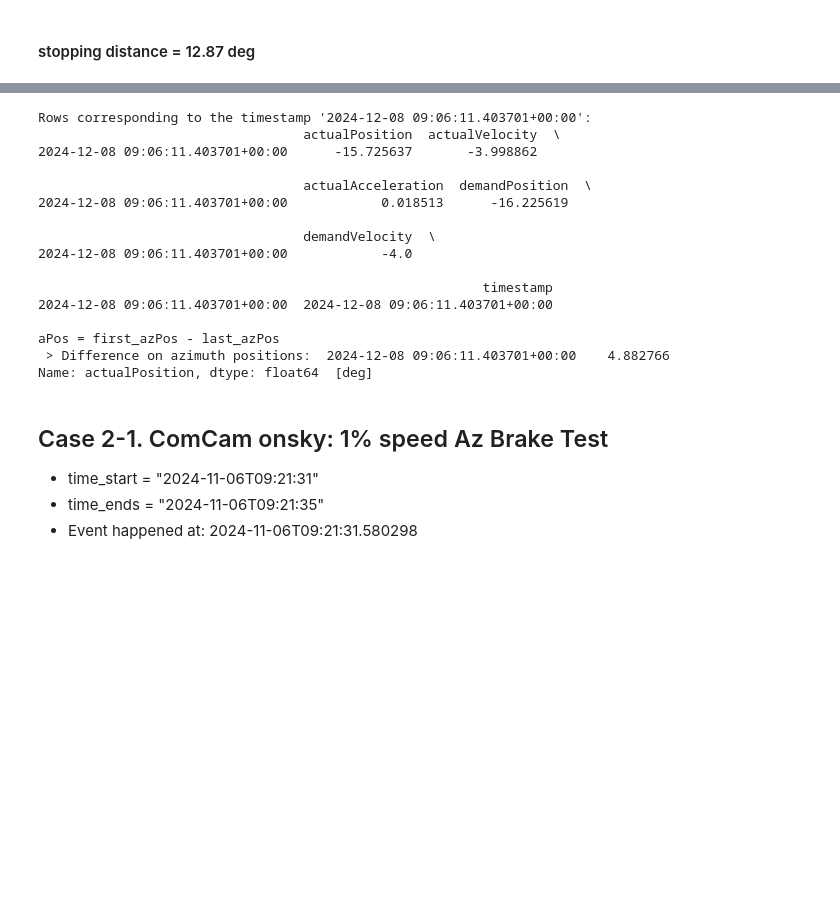
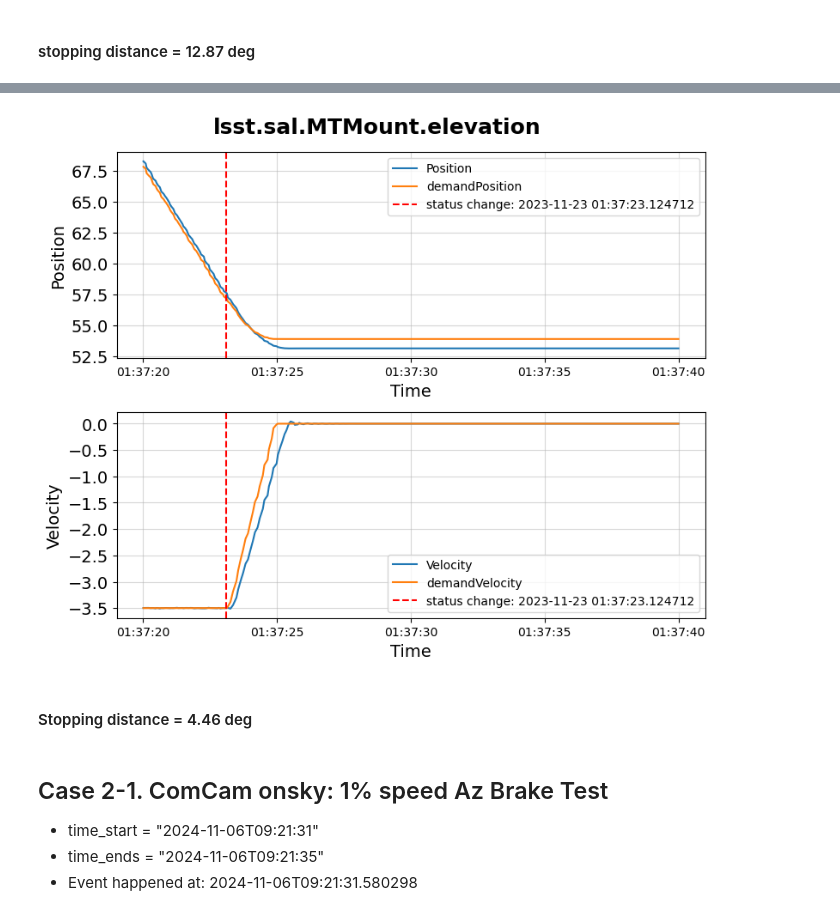
Before and after one commit to lsst-sitcom/sitcomtn-143, a Jupyter notebook: index.ipynb, the cells around one changed output, grey strips where cells are left out. Saved outputs shown, nothing was run; the diff lists cells and outputs as text; code cells hidden in the pictures; blank space fills up the shorter version.

Commit message:
edit technote index ipynb

```diff
--- a/index.ipynb
+++ b/index.ipynb
@@ -243,5 +34,0 @@ def plot_az_woacc(az, event_1=None):
-# %%
-def format_time(t_start, t_end):
-    start = Time(t_start, scale="utc", format="isot")
-    end = Time(t_end, scale="utc", format="isot")
-    return (start, end)
@@ -269,17 +34,0 @@ def call_az_data_range(start, end):
-# %%
-def call_el_data_range(start, end):
-    df_el = getEfdData(
-        client,
-        "lsst.sal.MTMount.elevation",
-        columns=[
-            "actualPosition",
-            "actualVelocity",
-            "actualAcceleration",
-            "demandPosition",
-            "demandVelocity",
-            "timestamp",
-        ],
-        begin=start,
-        end=end,
-    )
-    return df_el
@@ -666,43 +61,17 @@ DatetimeIndex(['2024-12-08 09:06:11.022326+00:00',
-# %%
-df_az["timestamp"] = df_az.index  # Establecer la columna 'timestamp' como índice
-
-# Convertir timestamps a strings
-df_az["timestamp"] = df_az["timestamp"].astype(str)
-
-# Valor a buscar
-search_value = "2024-12-08 09:06:11.403701+00:00" ### put the timestamp found above
-
-# Buscar en la columna 'timestamp' como string
-matching_rows = df_az[df_az["timestamp"] == search_value]
-
-if not matching_rows.empty:
-    print(f"Rows corresponding to the timestamp '{search_value}':")
-    print(matching_rows)
-    first_aPos = matching_rows["actualPosition"]
-else:
-    print(f"Timestamp '{search_value}' not found in the column.")
-
-aPos = first_aPos - last_aPos
-print()
-print("aPos = first_azPos - last_azPos")
-print(" > Difference on azimuth positions: ", aPos, " [deg]")
-# %% [output]
-Rows corresponding to the timestamp '2024-12-08 09:06:11.403701+00:00':
-                                  actualPosition  actualVelocity  \
-2024-12-08 09:06:11.403701+00:00      -15.725637       -3.998862
-
-                                  actualAcceleration  demandPosition  \
-2024-12-08 09:06:11.403701+00:00            0.018513      -16.225619
-
-                                  demandVelocity  \
-2024-12-08 09:06:11.403701+00:00            -4.0
-
-                                                         timestamp
-2024-12-08 09:06:11.403701+00:00  2024-12-08 09:06:11.403701+00:00
-
-aPos = first_azPos - last_azPos
- > Difference on azimuth positions:  2024-12-08 09:06:11.403701+00:00    4.882766
-Name: actualPosition, dtype: float64  [deg]
+# %%
+##################################################
+time_start = "2023-11-23T01:37:20"
+time_ends = "2023-11-23T01:37:40"
+##################################################
+start, end = format_time(time_start, time_ends)
+df_el = call_el_data_range(start, end)
+##################################################
+plot_el_woacc(df_el, event2)
+##################################################
+# %% [output]
+[figure, added]
+# %% [markdown]
+#### Stopping distance = 4.46 deg
 # %% [markdown]
 ## Case 2-1. ComCam onsky: 1% speed Az Brake Test
 * time_start = "2024-11-06T09:21:31"
```
Also changed, not shown: parts of 45 cells of this notebook.
